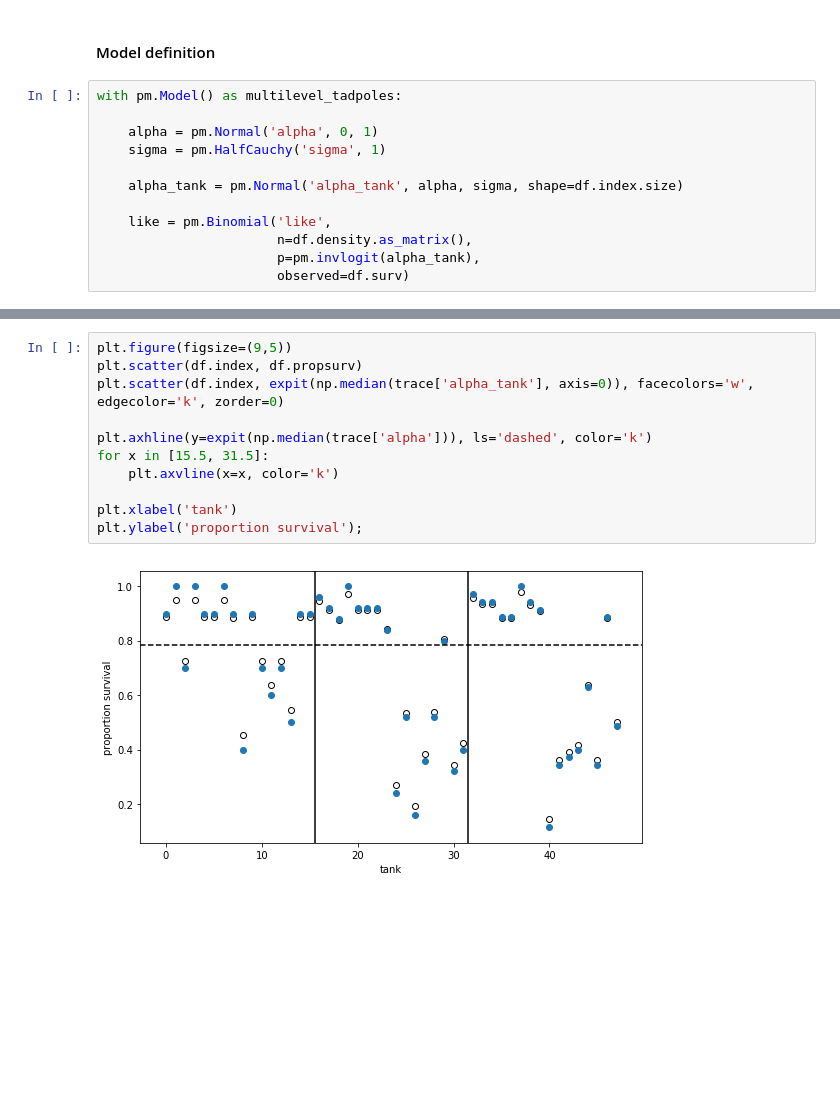
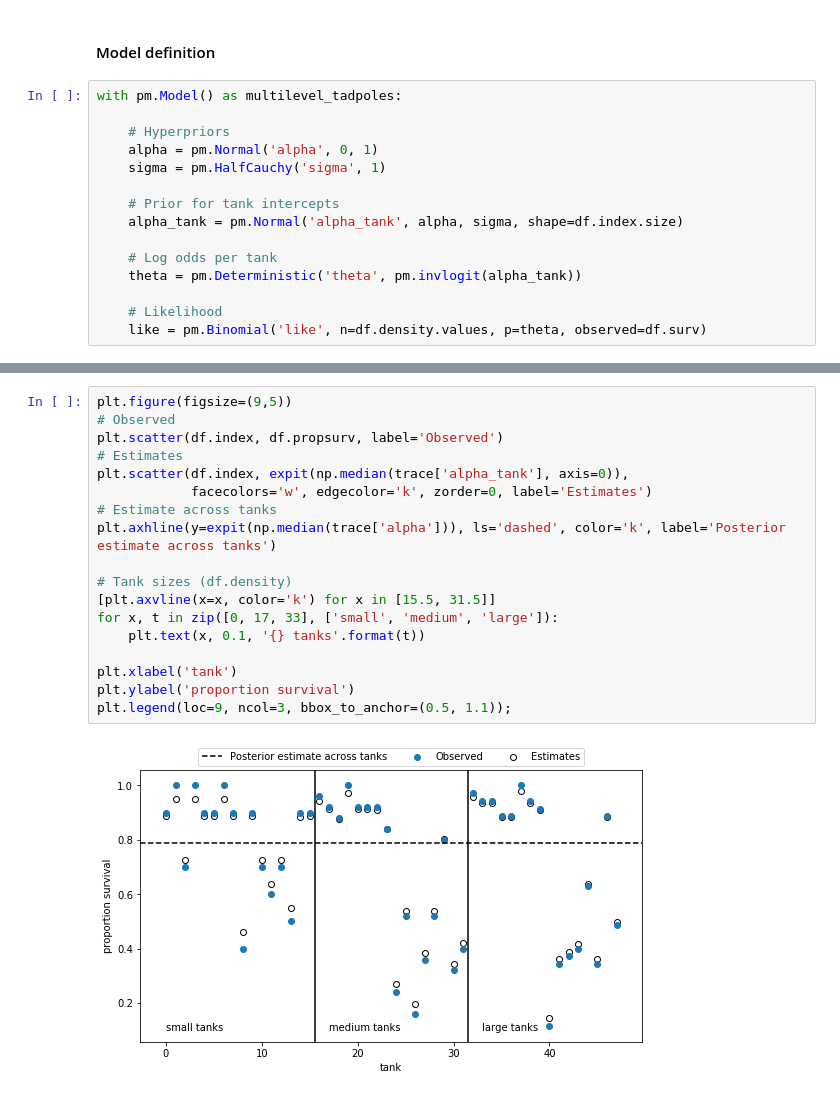
Before and after one commit to AI-Stuff/Various-Machine-Learning-bits, a Jupyter notebook: Chapter 12.ipynb, the cells around one changed output, grey strips where cells are left out. Drawn from its saved outputs; the diff is of its cells as text; blank space fills up the shorter version.

```diff
--- a/Chapter 12.ipynb
+++ b/Chapter 12.ipynb
@@ -48,15 +44,18 @@ plt.plot(df.propsurv, 'ko');
 # %%
 with pm.Model() as multilevel_tadpoles:
 
+    # Hyperpriors
     alpha = pm.Normal('alpha', 0, 1)
     sigma = pm.HalfCauchy('sigma', 1)
 
+    # Prior for tank intercepts
     alpha_tank = pm.Normal('alpha_tank', alpha, sigma, shape=df.index.size)
 
-    like = pm.Binomial('like',
-                       n=df.density.as_matrix(),
-                       p=pm.invlogit(alpha_tank),
-                       observed=df.surv)
+    # Log odds per tank
+    theta = pm.Deterministic('theta', pm.invlogit(alpha_tank))
+
+    # Likelihood
+    like = pm.Binomial('like', n=df.density.values, p=theta, observed=df.surv)
 # %%
 with multilevel_tadpoles:
     trace = pm.sample(4000)
@@ -71,13 +77,20 @@ pm.traceplot(trace);
 # %%
 plt.figure(figsize=(9,5))
-plt.scatter(df.index, df.propsurv)
-plt.scatter(df.index, expit(np.median(trace['alpha_tank'], axis=0)), facecolors='w', edgecolor='k', zorder=0)
+# Observed
+plt.scatter(df.index, df.propsurv, label='Observed')
+# Estimates
+plt.scatter(df.index, expit(np.median(trace['alpha_tank'], axis=0)),
+            facecolors='w', edgecolor='k', zorder=0, label='Estimates')
+# Estimate across tanks
+plt.axhline(y=expit(np.median(trace['alpha'])), ls='dashed', color='k', label='Posterior estimate across tanks')
 
-plt.axhline(y=expit(np.median(trace['alpha'])), ls='dashed', color='k')
-for x in [15.5, 31.5]:
-    plt.axvline(x=x, color='k')
+# Tank sizes (df.density)
+[plt.axvline(x=x, color='k') for x in [15.5, 31.5]]
+for x, t in zip([0, 17, 33], ['small', 'medium', 'large']):
+    plt.text(x, 0.1, '{} tanks'.format(t))
 
 plt.xlabel('tank')
-plt.ylabel('proportion survival');
+plt.ylabel('proportion survival')
+plt.legend(loc=9, ncol=3, bbox_to_anchor=(0.5, 1.1));
 # %% [output]
-[figure, old version]
+[figure, new version]
```
Also changed, not shown: parts of 5 cells of this notebook.
